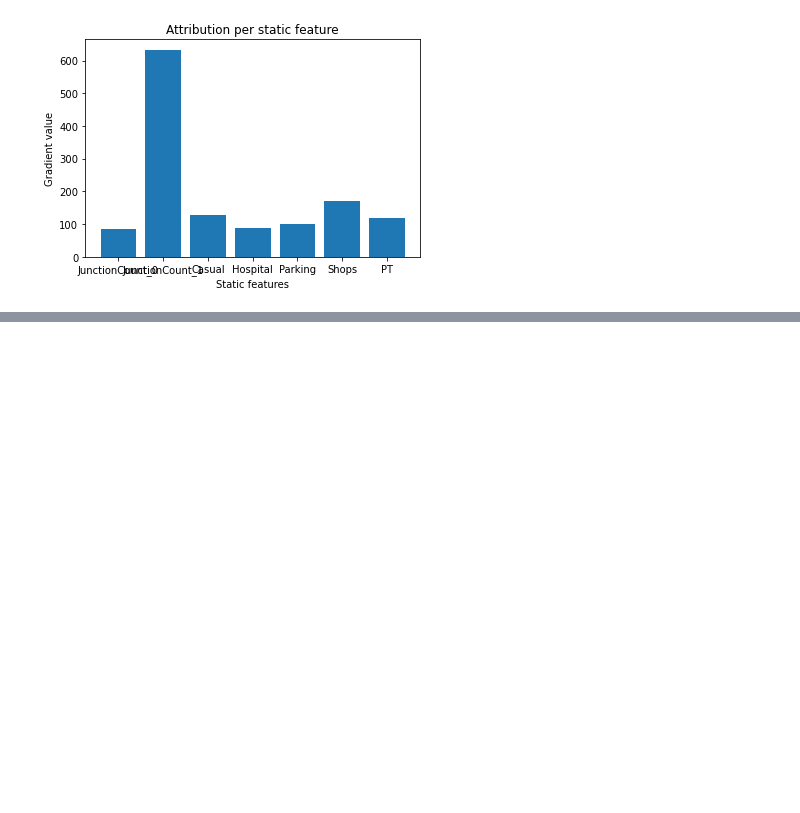
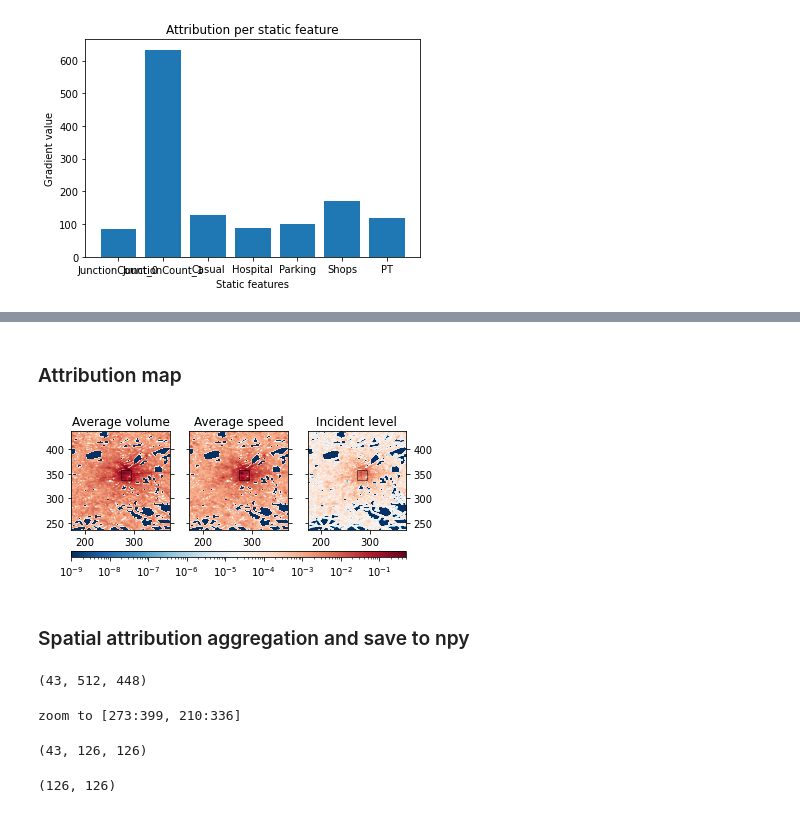
Before and after one commit to jingyan-li/TrafficForecastUnetInterpret-Python, a Jupyter notebook: jupyter_visualize/unet-target-no-agg.ipynb, the cells around one changed output, grey strips where cells are left out. Cells and saved outputs as stored; diff of their text form; code cells hidden in the pictures; blank space fills up the shorter version.

```diff
--- a/jupyter_visualize/unet-target-no-agg.ipynb
+++ b/jupyter_visualize/unet-target-no-agg.ipynb
@@ -84,0 +116,26 @@ plt.show()
+# %% [markdown]
+### Attribution map
+# %%
+for i in range(11,12):
+    start_epoch = i
+    x = attr[0, start_epoch*9:(start_epoch+1)*9, :, :]
+    if ROAD_MASK:
+        x = np.where(road_[None, :, :], x, 10**(-10))
+    fig, axes = plt.subplots(1, 3, sharey=True)
+    visualize_utils.attr_one_time_epoch(fig, axes, x, max=0.5, min=10**(-9))
+    for i in range(3):
+        rect = patches.Rectangle((window[1]*window_size, window[0]*window_size),
+                                 window_size, window_size,
+                                 linewidth=0.5, edgecolor="black", facecolor="none")
+        axes[i].add_patch(rect)
+        axes[i].set_xlim(window[1]*window_size-100,window[1]*window_size+100)
+        axes[i].set_ylim(window[0]*window_size-100,window[0]*window_size+100)
+        filename = f"-attr-space-startt{start_epoch}.png" if not ROAD_MASK else f"-attr-space-road-startt{start_epoch}.png"
+    plt.savefig(os.path.join(figure_log_root,
+                             os.path.split(file_path)[-1][:-3]
+                             +filename),
+                bbox_inches="tight")
+# %% [output]
+[figure, added]
+# %% [markdown]
+### Spatial attribution aggregation and save to npy
@@ -84,0 +192,23 @@ plt.show()
+# %%
+attr_all = spatial_attribution_agg_flat(attr)
+attr_all.shape
+# %% [output]
+(43, 512, 448)
+# %%
+zoom_window_num = 3
+(start_x, end_x, start_y, end_y) = zoom_to_range(window, window_size, zoom_window_num, attr_all)
+print(f"zoom to [{start_x}:{end_x}, {start_y}:{end_y}]")
+attr_zoom = attr_all[:,
+                     start_x : end_x,
+                     start_y : end_y]
+attr_zoom.shape
+# %% [output]
+zoom to [273:399, 210:336]
+(43, 126, 126)
+# %%
+road_zoom = road_[start_x : end_x,
+                     start_y : end_y]
+road_zoom = road_zoom.astype(np.int8)
+road_zoom.shape
+# %% [output]
+(126, 126)
```
Also changed, not shown: parts of 6 cells of this notebook.
